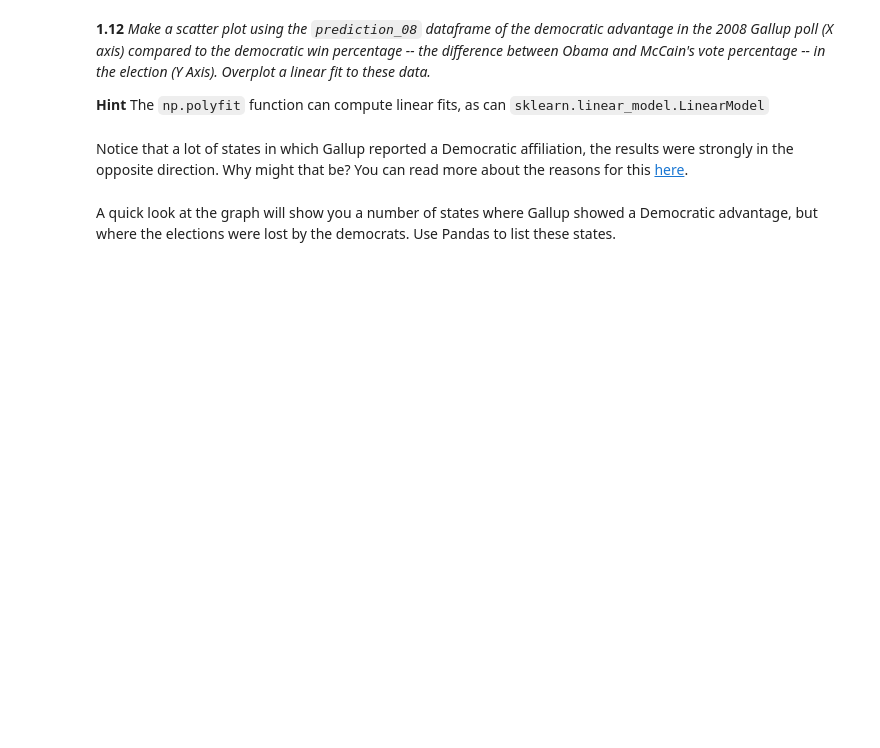
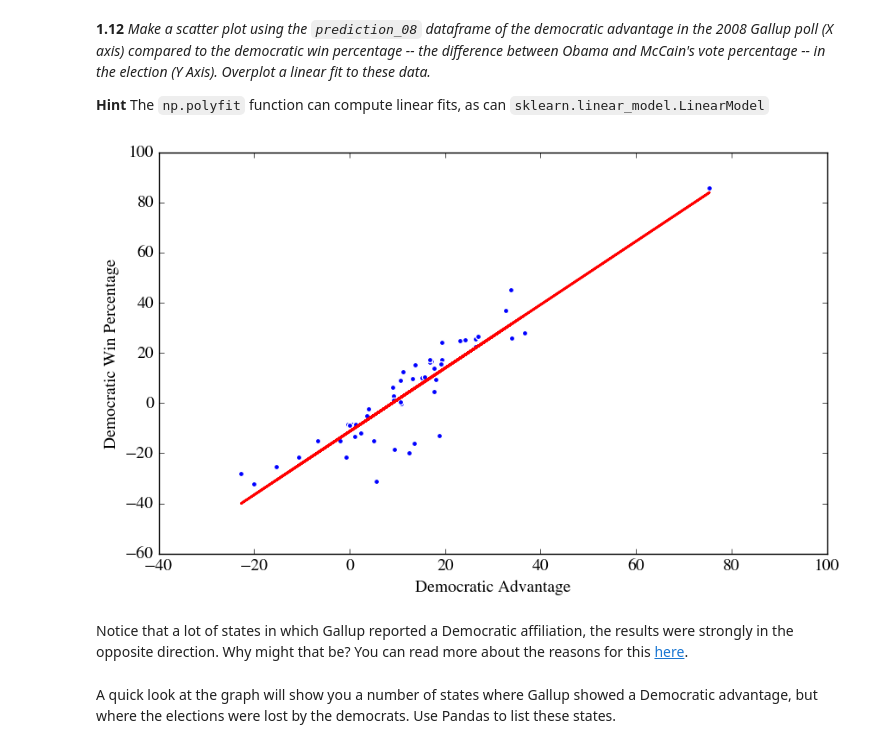
Before and after one commit to jacqzwy/content, a Jupyter notebook: HW2.ipynb, the cells around one changed output. Drawn from its saved outputs; the diff is of its cells as text; code cells hidden in the pictures; blank space fills up the shorter version.

```diff
--- a/HW2.ipynb
+++ b/HW2.ipynb
@@ -676,3 +679,16 @@ The `np.polyfit` function can compute linear fits, as can `sklearn.linear_model.
+# %%
+#your code here
+x = prediction_08['Dem_Adv']
+y = prediction_08['Dem_Win']
+fig, ax = plt.subplots()
+fit = np.polyfit(x, y, 1)
+ax.plot(x, fit[0] * x + fit[1], color='red')
+ax.scatter(x, y)
+plt.xlabel('Democratic Advantage')
+plt.ylabel('Democratic Win Percentage')
+plt.show()
+# %% [output]
+[figure, added]
 # %% [markdown]
 Notice that a lot of states in which Gallup reported a Democratic affiliation, the results were strongly in the opposite direction. Why might that be? You can read more about the reasons for this [here](http://www.gallup.com/poll/114016/state-states-political-party-affiliation.aspx#1).
 # %% [markdown]
```
Also changed, not shown: parts of 21 cells of this notebook, 1 other file.
